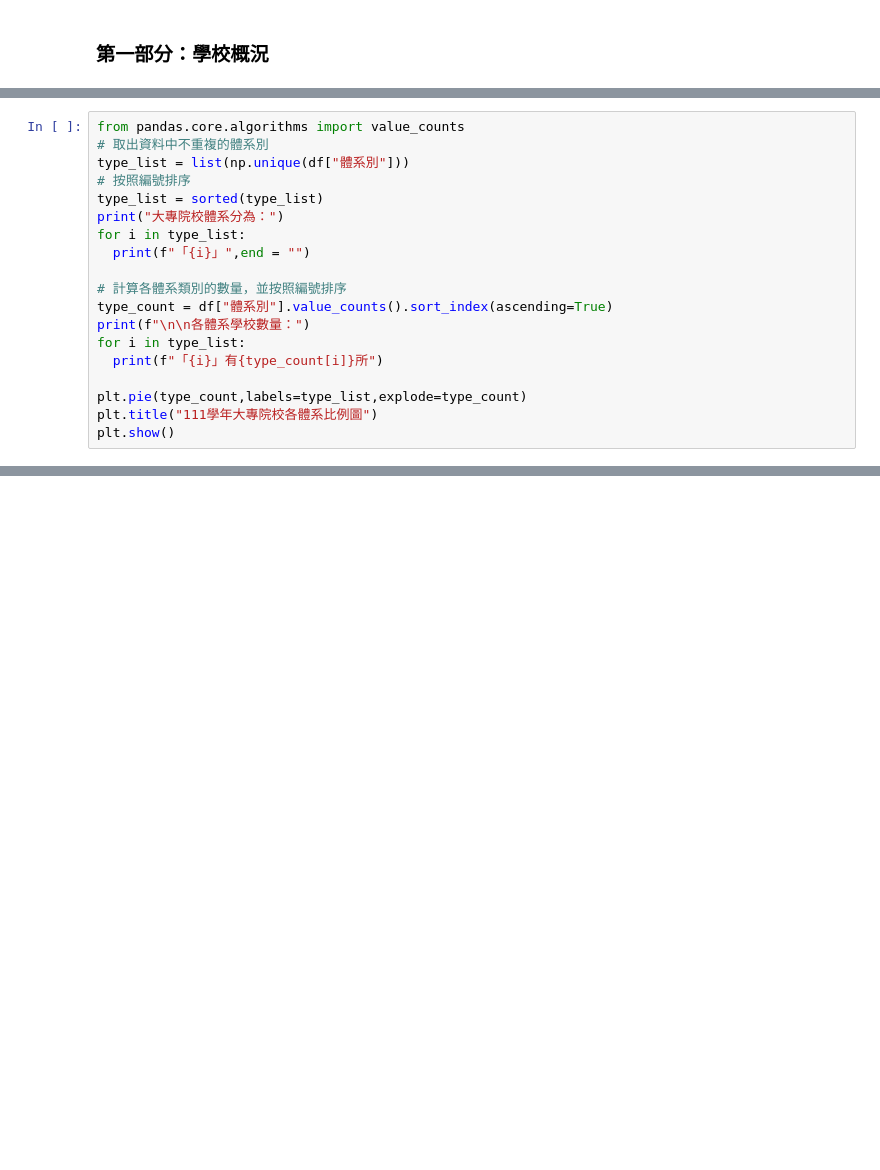
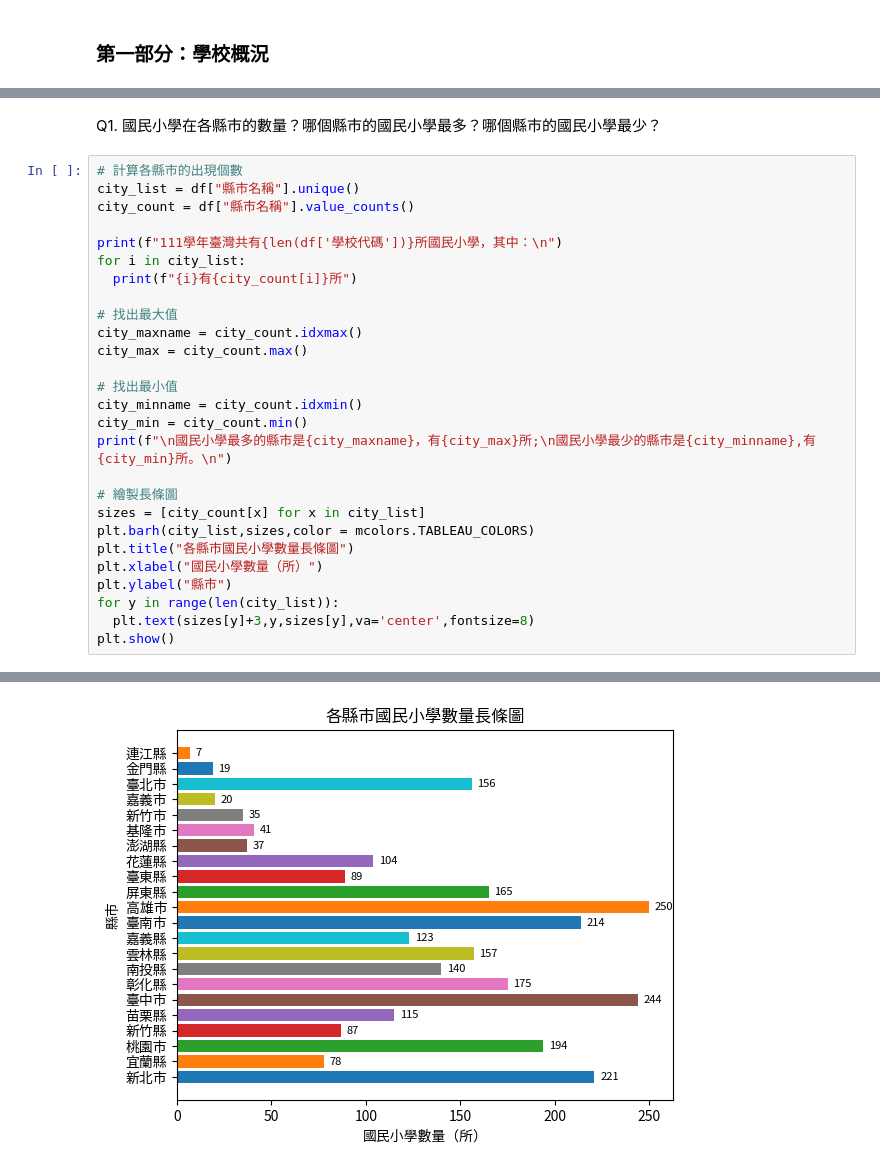
Before and after one commit to 40900114E/LATIA112-1, a Jupyter notebook: hw1.ipynb, the cells around one changed output, grey strips where cells are left out. Drawn from its saved outputs; the diff is of its cells as text; blank space fills up the shorter version.

```diff
--- a/hw1.ipynb
+++ b/hw1.ipynb
@@ -42,19 +67,0 @@ Q1.大專院校分為哪些體系？各體系學校數量為何？
-# %%
-from pandas.core.algorithms import value_counts
-# 取出資料中不重複的體系別
-type_list = list(np.unique(df["體系別"]))
-# 按照編號排序
-type_list = sorted(type_list)
-print("大專院校體系分為：")
-for i in type_list:
-  print(f"「{i}」",end = "")
-
-# 計算各體系類別的數量，並按照編號排序
-type_count = df["體系別"].value_counts().sort_index(ascending=True)
-print(f"\n\n各體系學校數量：")
-for i in type_list:
-  print(f"「{i}」有{type_count[i]}所")
-
-plt.pie(type_count,labels=type_list,explode=type_count)
-plt.title("111學年大專院校各體系比例圖")
-plt.show()
@@ -76,0 +68,30 @@ ValueError: ignored
+# %% [markdown]
+Q1. 國民小學在各縣市的數量？哪個縣市的國民小學最多？哪個縣市的國民小學最少？
+# %%
+# 計算各縣市的出現個數
+city_list = df["縣市名稱"].unique()
+city_count = df["縣市名稱"].value_counts()
+
+print(f"111學年臺灣共有{len(df['學校代碼'])}所國民小學，其中：\n")
+for i in city_list:
+  print(f"{i}有{city_count[i]}所")
+
+# 找出最大值
+city_maxname = city_count.idxmax()
+city_max = city_count.max()
+
+# 找出最小值
+city_minname = city_count.idxmin()
+city_min = city_count.min()
+print(f"\n國民小學最多的縣市是{city_maxname}，有{city_max}所;\n國民小學最少的縣市是{city_minname},有{city_min}所。\n")
+
+# 繪製長條圖
+sizes = [city_count[x] for x in city_list]
+plt.barh(city_list,sizes,color = mcolors.TABLEAU_COLORS)
+plt.title("各縣市國民小學數量長條圖")
+plt.xlabel("國民小學數量（所）")
+plt.ylabel("縣市")
+for y in range(len(city_list)):
+  plt.text(sizes[y]+3,y,sizes[y],va='center',fontsize=8)
+plt.show()
+# %% [output]
@@ -76,0 +115 @@ ValueError: ignored
+[figure, added]
```
Also changed, not shown: parts of 27 cells of this notebook.
